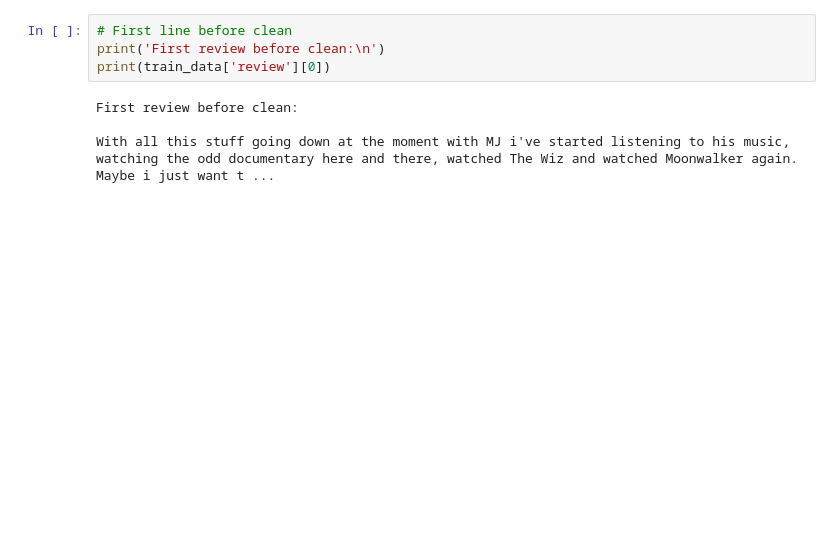
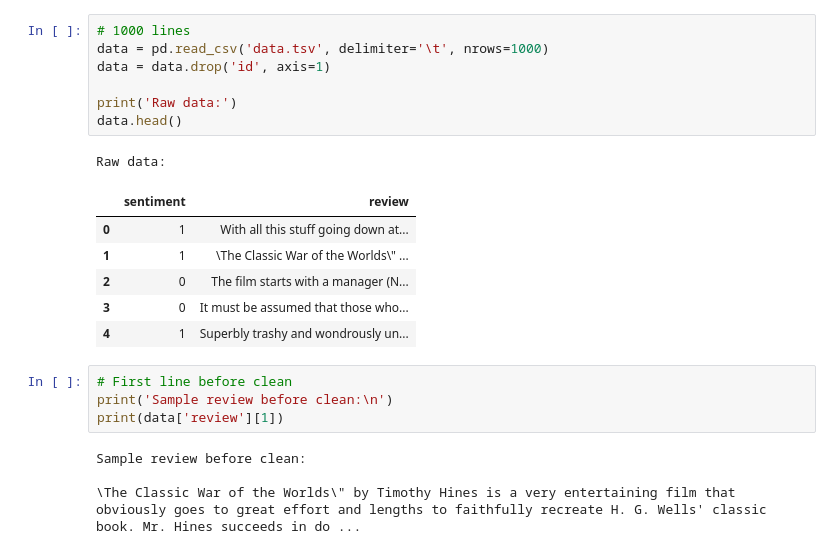
Before and after one commit to buitrbao222/naive-bayes-movie-review, a Jupyter notebook: code.ipynb, the cells around one changed output. Saved outputs shown, nothing was run; the diff lists cells and outputs as text; blank space fills up the shorter version.

```diff
--- a/code.ipynb
+++ b/code.ipynb
@@ -19,11 +9,26 @@ Raw data:
+# %%
+# 1000 lines
+data = pd.read_csv('data.tsv', delimiter='\t', nrows=1000)
+data = data.drop('id', axis=1)
+
+print('Raw data:')
+data.head()
+# %% [output]
+Raw data:
+|  | sentiment | review |
+| 0 | 1 | With all this stuff going down at... |
+| 1 | 1 | \The Classic War of the Worlds\" ... |
+| 2 | 0 | The film starts with a manager (N... |
+| 3 | 0 | It must be assumed that those who... |
+| 4 | 1 | Superbly trashy and wondrously un... |
 # %%
 # First line before clean
-print('First review before clean:\n')
-print(train_data['review'][0])
+print('Sample review before clean:\n')
+print(data['review'][1])
 # %% [output]
-First review before clean:
+Sample review before clean:
 
-With all this stuff going down at the moment with MJ i've started listening to his music, watching the odd documentary here and there, watched The Wiz and watched Moonwalker again. Maybe i just want t ...
+\The Classic War of the Worlds\" by Timothy Hines is a very entertaining film that obviously goes to great effort and lengths to faithfully recreate H. G. Wells' classic book. Mr. Hines succeeds in do ...
 # %%
 # Clean function
 def clean(text):
```
Also changed, not shown: parts of 9 cells of this notebook, 2 other files.
